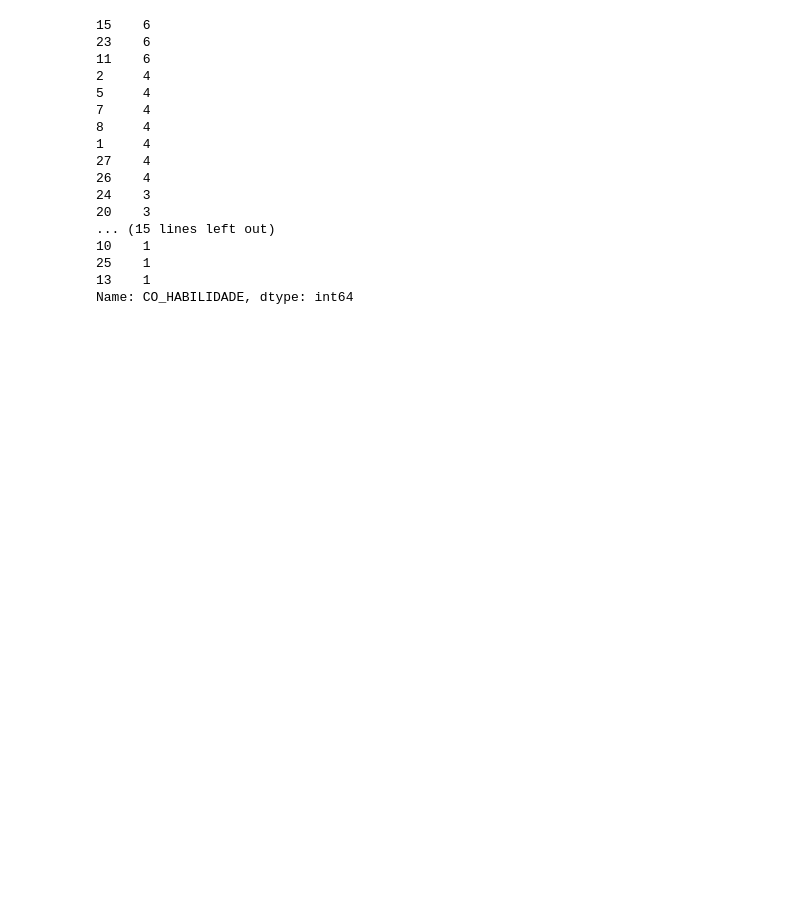
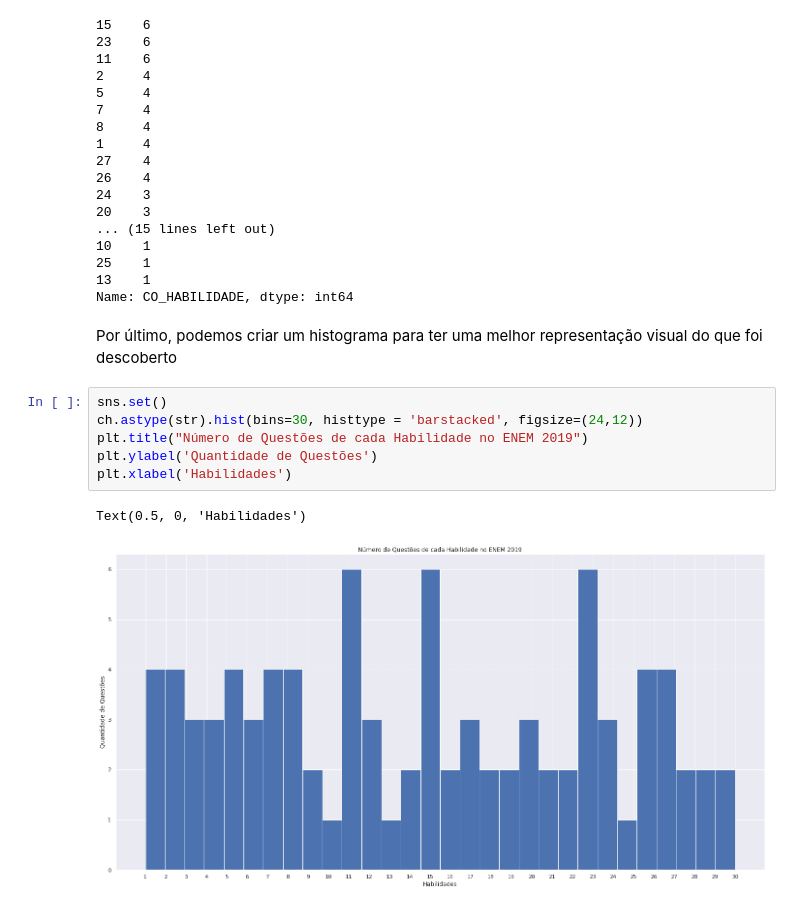
Before and after one commit to eBetcel/Enem-2019---An-lise-das-Quest-es, a Jupyter notebook: Análise_de_Questões_Enem_2019.ipynb, the cells around one changed output. Saved outputs shown, nothing was run; the diff lists cells and outputs as text; blank space fills up the shorter version.

Commit message:
Finished histogram

```diff
--- a/Análise_de_Questões_Enem_2019.ipynb
+++ b/Análise_de_Questões_Enem_2019.ipynb
@@ -106,3 +104,14 @@ ch.value_counts()
 25    1
 13    1
 Name: CO_HABILIDADE, dtype: int64
+# %% [markdown]
+Por último, podemos criar um histograma para ter uma melhor representação visual do que foi descoberto
+# %%
+sns.set()
+ch.astype(str).hist(bins=30, histtype = 'barstacked', figsize=(24,12))
+plt.title("Número de Questões de cada Habilidade no ENEM 2019")
+plt.ylabel('Quantidade de Questões')
+plt.xlabel('Habilidades')
+# %% [output]
+Text(0.5, 0, 'Habilidades')
+[figure, added]
```
Also changed, not shown: parts of 4 cells of this notebook.
